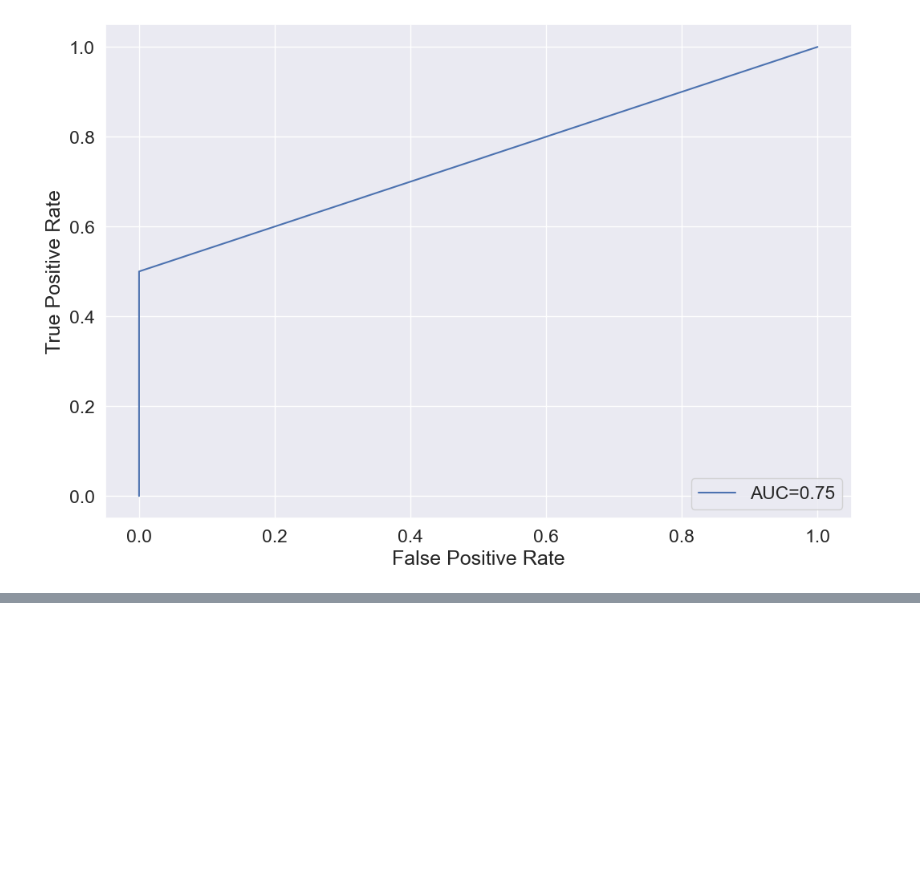
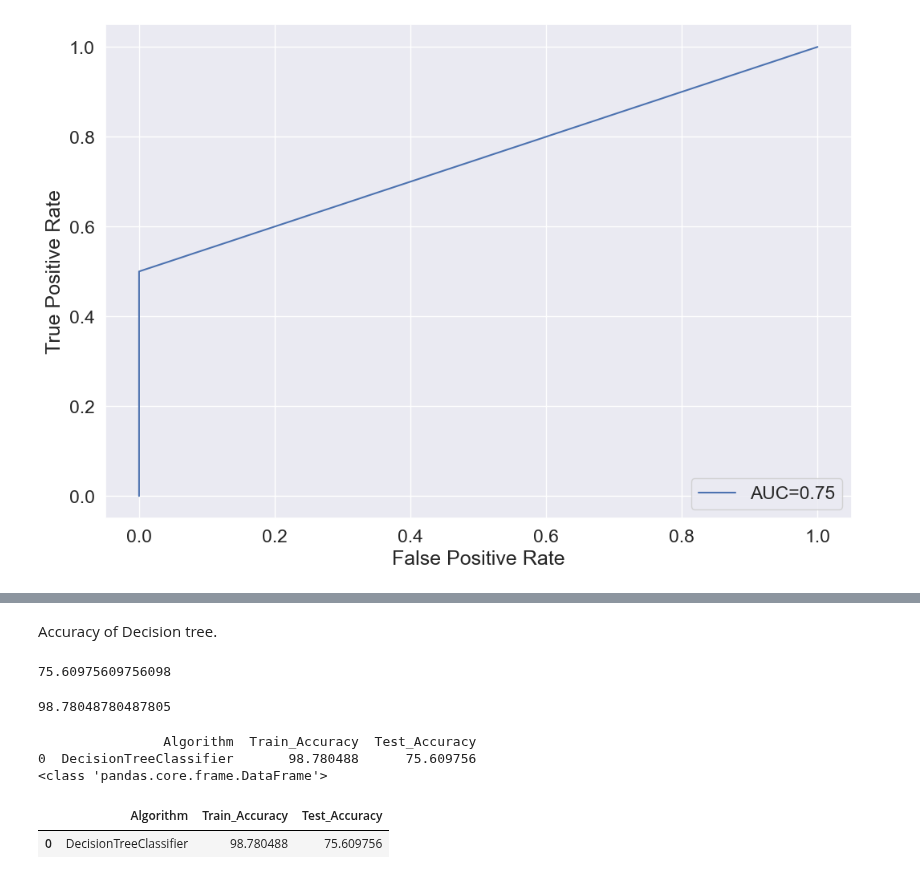
Before and after one commit to n8fury/MVP_Predictor-T20_Mens_Worldcup_2022, a Jupyter notebook: Notebooks/models.ipynb, the cells around one changed output, grey strips where cells are left out. Drawn from its saved outputs; the diff is of its cells as text; code cells hidden in the pictures; blank space fills up the shorter version.

```diff
--- a/Notebooks/models.ipynb
+++ b/Notebooks/models.ipynb
@@ -317,0 +350,30 @@ plt.show()
+# %% [markdown]
+Accuracy of Decision tree.
+# %%
+dt_acc= accuracy_score(y_test,y_pred_dt)*100
+dt_acc
+# %% [output]
+75.60975609756098
+# %%
+y_predtrain_lr = dtree.predict(x_train_scaled)
+dt_train_acc = accuracy_score(y_train, y_predtrain_lr)*100
+dt_train_acc
+# %% [output]
+98.78048780487805
+# %%
+tempResults = pd.DataFrame({'Algorithm':['DecisionTreeClassifier'],'Train_Accuracy':[dt_train_acc],'Test_Accuracy':[dt_acc]})
+print(tempResults)
+
+results= pd.DataFrame()
+print(type(results))
+
+results = pd.concat( [results, tempResults] )
+
+results = results[['Algorithm', 'Train_Accuracy', 'Test_Accuracy']]
+results
+# %% [output]
+                Algorithm  Train_Accuracy  Test_Accuracy
+0  DecisionTreeClassifier       98.780488      75.609756
+<class 'pandas.core.frame.DataFrame'>
+|  | Algorithm | Train_Accuracy | Test_Accuracy |
+| 0 | DecisionTreeClassifier | 98.780488 | 75.609756 |
```
Also changed, not shown: parts of 9 cells of this notebook.
